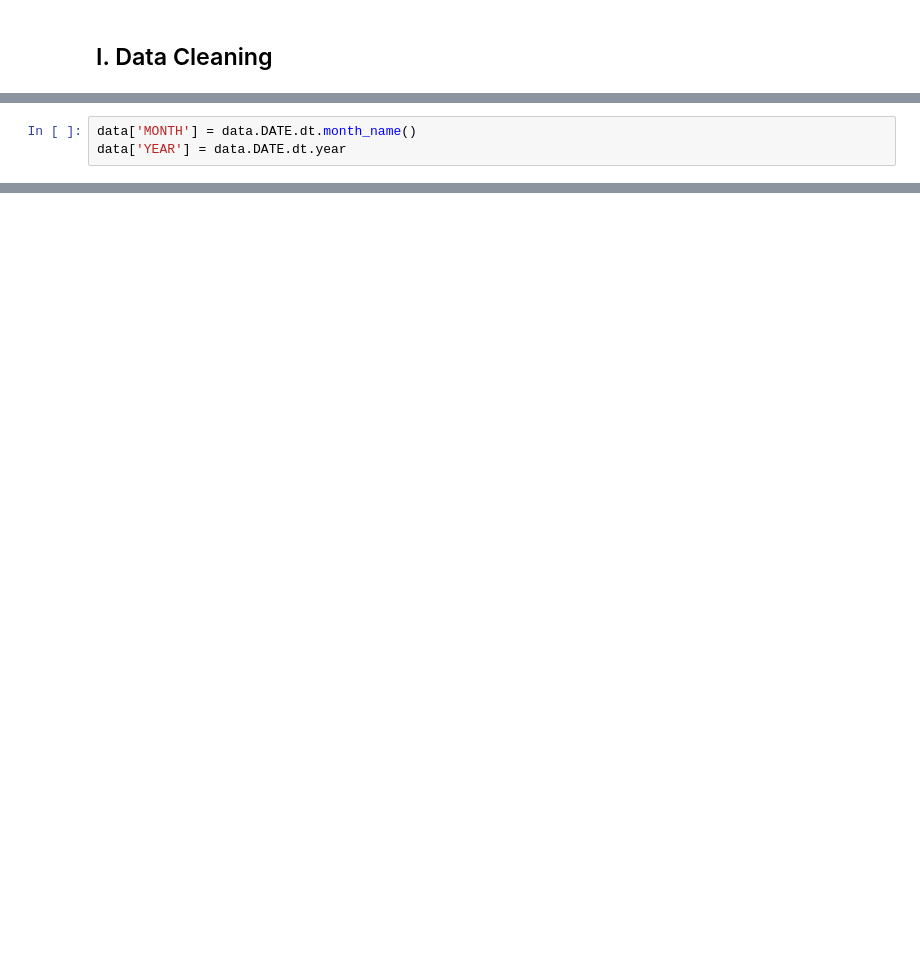
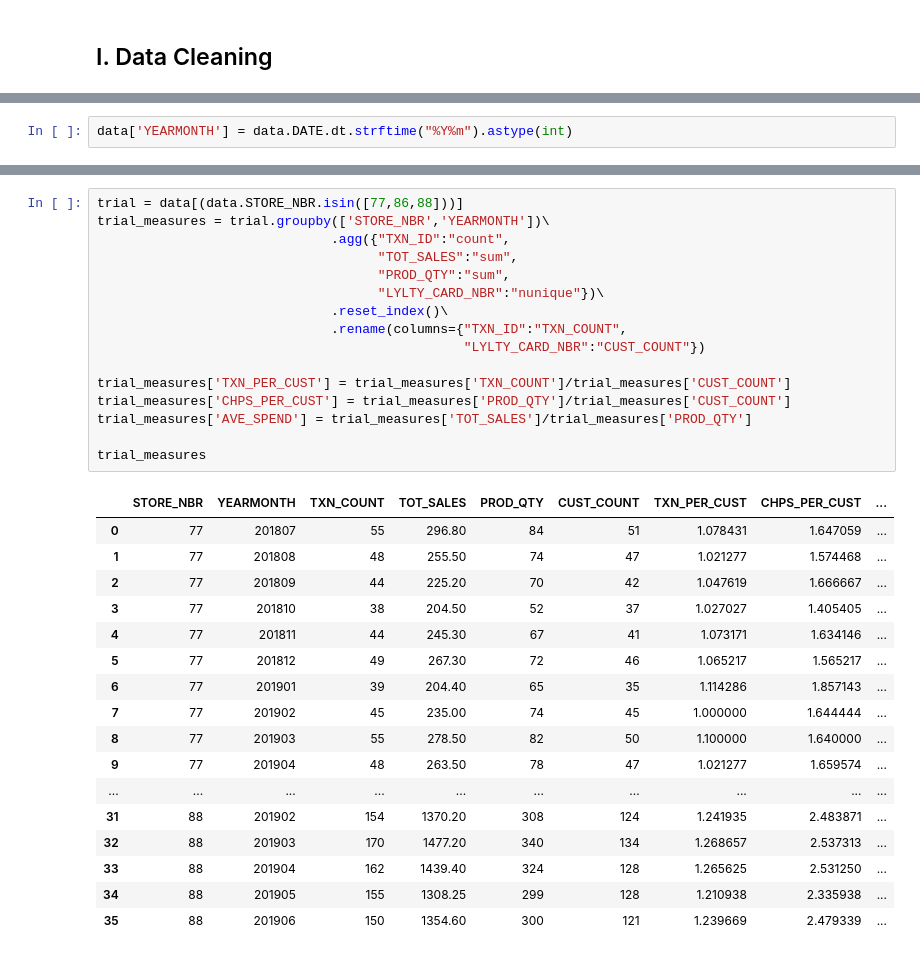
Before and after one commit to dherzey/Forage_Virtual_Internship, a Jupyter notebook: Quantium/Quantium_Task2.ipynb, the cells around one changed output, grey strips where cells are left out. Saved outputs shown, nothing was run; the diff lists cells and outputs as text; blank space fills up the shorter version.

```diff
--- a/Quantium/Quantium_Task2.ipynb
+++ b/Quantium/Quantium_Task2.ipynb
@@ -46,6 +49,5 @@ memory usage: 28.3+ MB
-# %%
-data['MONTH'] = data.DATE.dt.month_name()
-data['YEAR'] = data.DATE.dt.year
+# %%
+data['YEARMONTH'] = data.DATE.dt.strftime("%Y%m").astype(int)
 # %%
 data.head()
 # %% [output]
@@ -72,0 +127,34 @@ Now, we need to define the measures for our possible cont
+# %%
+trial = data[(data.STORE_NBR.isin([77,86,88]))]
+trial_measures = trial.groupby(['STORE_NBR','YEARMONTH'])\
+                              .agg({"TXN_ID":"count",
+                                    "TOT_SALES":"sum",
+                                    "PROD_QTY":"sum",
+                                    "LYLTY_CARD_NBR":"nunique"})\
+                              .reset_index()\
+                              .rename(columns={"TXN_ID":"TXN_COUNT",
+                                               "LYLTY_CARD_NBR":"CUST_COUNT"})
+
+trial_measures['TXN_PER_CUST'] = trial_measures['TXN_COUNT']/trial_measures['CUST_COUNT']
+trial_measures['CHPS_PER_CUST'] = trial_measures['PROD_QTY']/trial_measures['CUST_COUNT']
+trial_measures['AVE_SPEND'] = trial_measures['TOT_SALES']/trial_measures['PROD_QTY']
+
+trial_measures
+# %% [output]
+|  | STORE_NBR | YEARMONTH | TXN_COUNT | TOT_SALES | PROD_QTY | CUST_COUNT | TXN_PER_CUST | CHPS_PER_CUST | ... |
+| 0 | 77 | 201807 | 55 | 296.80 | 84 | 51 | 1.078431 | 1.647059 | ... |
+| 1 | 77 | 201808 | 48 | 255.50 | 74 | 47 | 1.021277 | 1.574468 | ... |
+| 2 | 77 | 201809 | 44 | 225.20 | 70 | 42 | 1.047619 | 1.666667 | ... |
+| 3 | 77 | 201810 | 38 | 204.50 | 52 | 37 | 1.027027 | 1.405405 | ... |
+| 4 | 77 | 201811 | 44 | 245.30 | 67 | 41 | 1.073171 | 1.634146 | ... |
+| 5 | 77 | 201812 | 49 | 267.30 | 72 | 46 | 1.065217 | 1.565217 | ... |
+| 6 | 77 | 201901 | 39 | 204.40 | 65 | 35 | 1.114286 | 1.857143 | ... |
+| 7 | 77 | 201902 | 45 | 235.00 | 74 | 45 | 1.000000 | 1.644444 | ... |
+| 8 | 77 | 201903 | 55 | 278.50 | 82 | 50 | 1.100000 | 1.640000 | ... |
+| 9 | 77 | 201904 | 48 | 263.50 | 78 | 47 | 1.021277 | 1.659574 | ... |
+| ... | ... | ... | ... | ... | ... | ... | ... | ... | ... |
+| 31 | 88 | 201902 | 154 | 1370.20 | 308 | 124 | 1.241935 | 2.483871 | ... |
+| 32 | 88 | 201903 | 170 | 1477.20 | 340 | 134 | 1.268657 | 2.537313 | ... |
+| 33 | 88 | 201904 | 162 | 1439.40 | 324 | 128 | 1.265625 | 2.531250 | ... |
+| 34 | 88 | 201905 | 155 | 1308.25 | 299 | 128 | 1.210938 | 2.335938 | ... |
+| 35 | 88 | 201906 | 150 | 1354.60 | 300 | 121 | 1.239669 | 2.479339 | ... |
```
Also changed, not shown: parts of 18 cells of this notebook, 1 other file.
